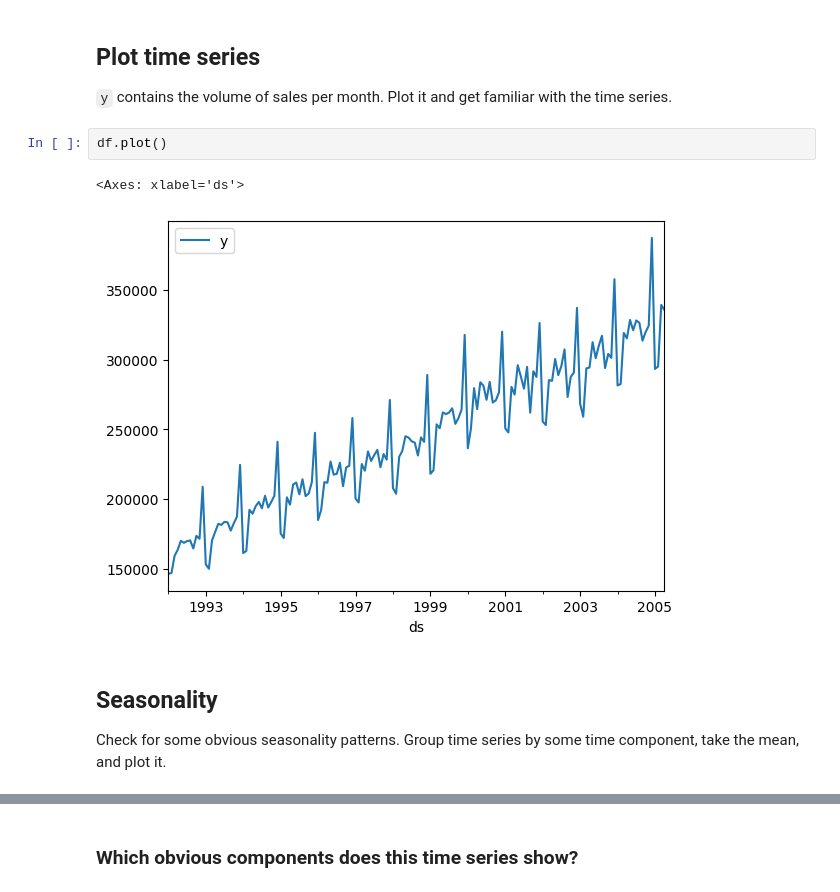
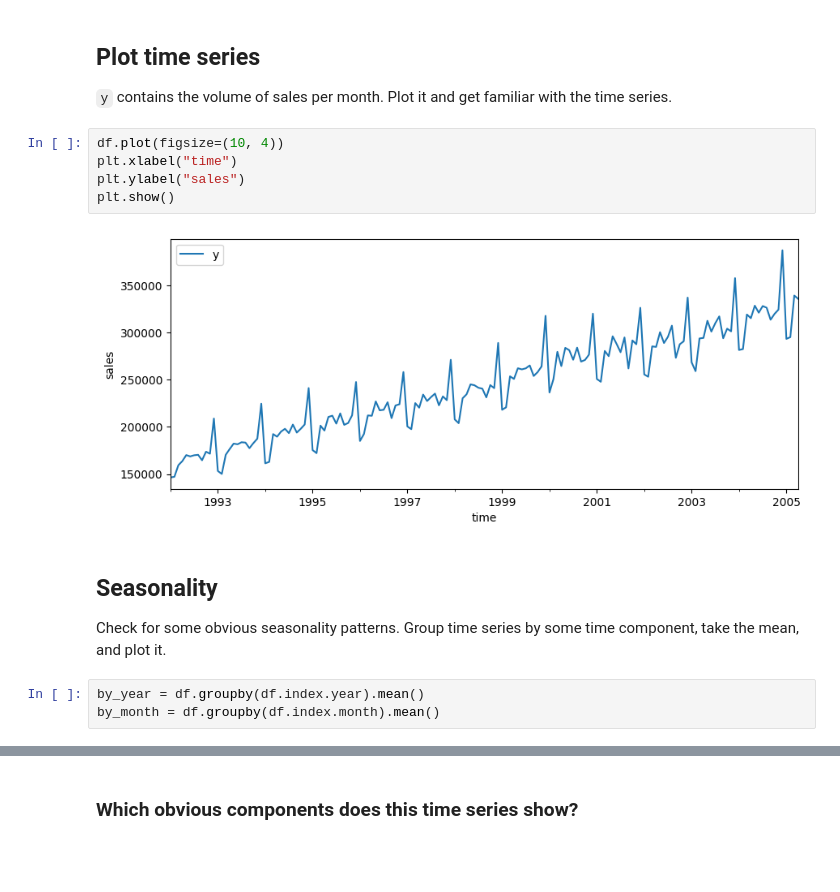
Before and after one commit to MDSvensson/forecasting-with-machine-learning, a Jupyter notebook: 02-multistep-forecasting/assignment/01-assigment.ipynb, the cells around one changed output, grey strips where cells are left out. Cells and saved outputs as stored; diff of their text form; blank space fills up the shorter version.

```diff
--- a/02-multistep-forecasting/assignment/01-assigment.ipynb
+++ b/02-multistep-forecasting/assignment/01-assigment.ipynb
@@ -44,11 +45,16 @@ df.head()
 
 `y` contains the volume of sales per month. Plot it and get familiar with the time series.
 # %%
-df.plot()
+df.plot(figsize=(10, 4))
+plt.xlabel("time")
+plt.ylabel("sales")
+plt.show()
 # %% [output]
-<Axes: xlabel='ds'>
-[figure, old version]
+[figure, new version]
 # %% [markdown]
 ## Seasonality
 
 Check for some obvious seasonality patterns. Group time series by some time component, take the mean, and plot it.
+# %%
+by_year = df.groupby(df.index.year).mean()
+by_month = df.groupby(df.index.month).mean()
```
Also changed, not shown: parts of 3 cells of this notebook, 2 other files.
